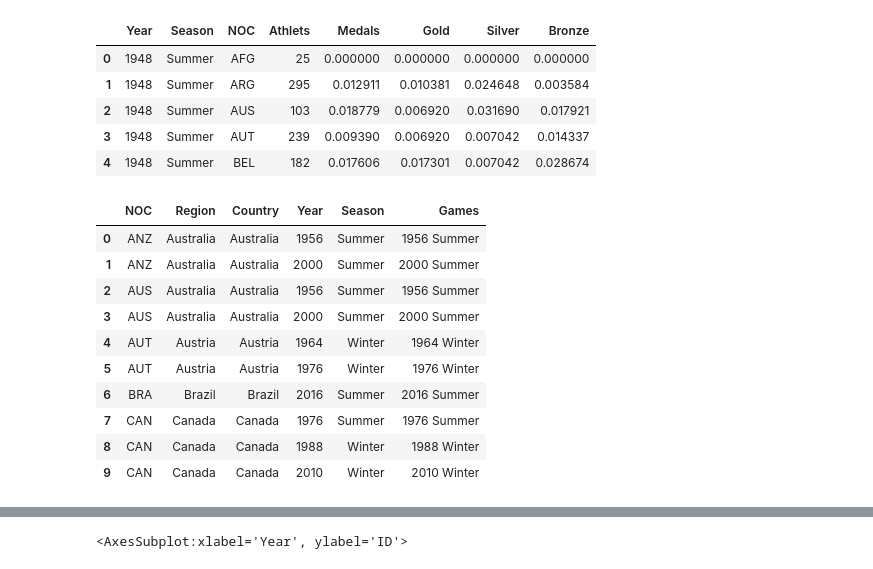
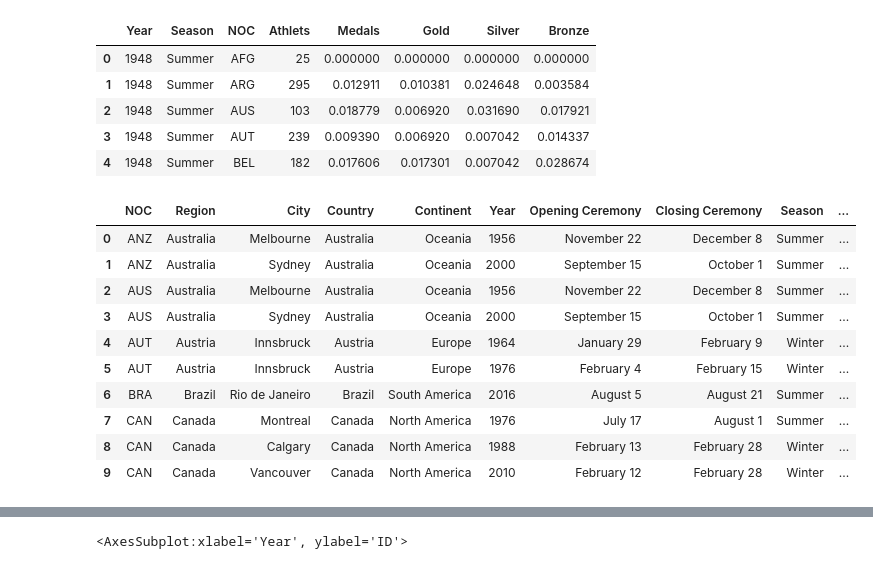
Before and after one commit to tiginamaria/ITMO_DATAVIS, a Jupyter notebook: analysis/data_analysis.ipynb, the cells around one changed output, grey strips where cells are left out. Cells and saved outputs as stored; diff of their text form; code cells hidden in the pictures.

```diff
--- a/analysis/data_analysis.ipynb
+++ b/analysis/data_analysis.ipynb
@@ -103,18 +62,18 @@ df_medals_ratio_by_nocs.head(5)
 | 4 | 1948 | Summer | BEL | 182 | 0.017606 | 0.017301 | 0.007042 | 0.028674 |
 # %%
 df_hosts_nocs = pd.merge(df_nocs[['NOC', 'Region']],
-                         df_hosts[['Country', 'Year', 'Season', 'Games']],
+                         df_hosts,
                          left_on='Region', right_on='Country')
 df_hosts_nocs.head(10)
 # %% [output]
-|  | NOC | Region | Country | Year | Season | Games |
-| 0 | ANZ | Australia | Australia | 1956 | Summer | 1956 Summer |
-| 1 | ANZ | Australia | Australia | 2000 | Summer | 2000 Summer |
-| 2 | AUS | Australia | Australia | 1956 | Summer | 1956 Summer |
-| 3 | AUS | Australia | Australia | 2000 | Summer | 2000 Summer |
-| 4 | AUT | Austria | Austria | 1964 | Winter | 1964 Winter |
-| 5 | AUT | Austria | Austria | 1976 | Winter | 1976 Winter |
-| 6 | BRA | Brazil | Brazil | 2016 | Summer | 2016 Summer |
-| 7 | CAN | Canada | Canada | 1976 | Summer | 1976 Summer |
-| 8 | CAN | Canada | Canada | 1988 | Winter | 1988 Winter |
-| 9 | CAN | Canada | Canada | 2010 | Winter | 2010 Winter |
+|  | NOC | Region | City | Country | Continent | Year | Opening Ceremony | Closing Ceremony | Season | ... |
+| 0 | ANZ | Australia | Melbourne | Australia | Oceania | 1956 | November 22 | December 8 | Summer | ... |
+| 1 | ANZ | Australia | Sydney | Australia | Oceania | 2000 | September 15 | October 1 | Summer | ... |
+| 2 | AUS | Australia | Melbourne | Australia | Oceania | 1956 | November 22 | December 8 | Summer | ... |
+| 3 | AUS | Australia | Sydney | Australia | Oceania | 2000 | September 15 | October 1 | Summer | ... |
+| 4 | AUT | Austria | Innsbruck | Austria | Europe | 1964 | January 29 | February 9 | Winter | ... |
+| 5 | AUT | Austria | Innsbruck | Austria | Europe | 1976 | February 4 | February 15 | Winter | ... |
+| 6 | BRA | Brazil | Rio de Janeiro | Brazil | South America | 2016 | August 5 | August 21 | Summer | ... |
+| 7 | CAN | Canada | Montreal | Canada | North America | 1976 | July 17 | August 1 | Summer | ... |
+| 8 | CAN | Canada | Calgary | Canada | North America | 1988 | February 13 | February 28 | Winter | ... |
+| 9 | CAN | Canada | Vancouver | Canada | North America | 2010 | February 12 | February 28 | Winter | ... |
```
Also changed, not shown: parts of 18 cells of this notebook, 1 other file.
